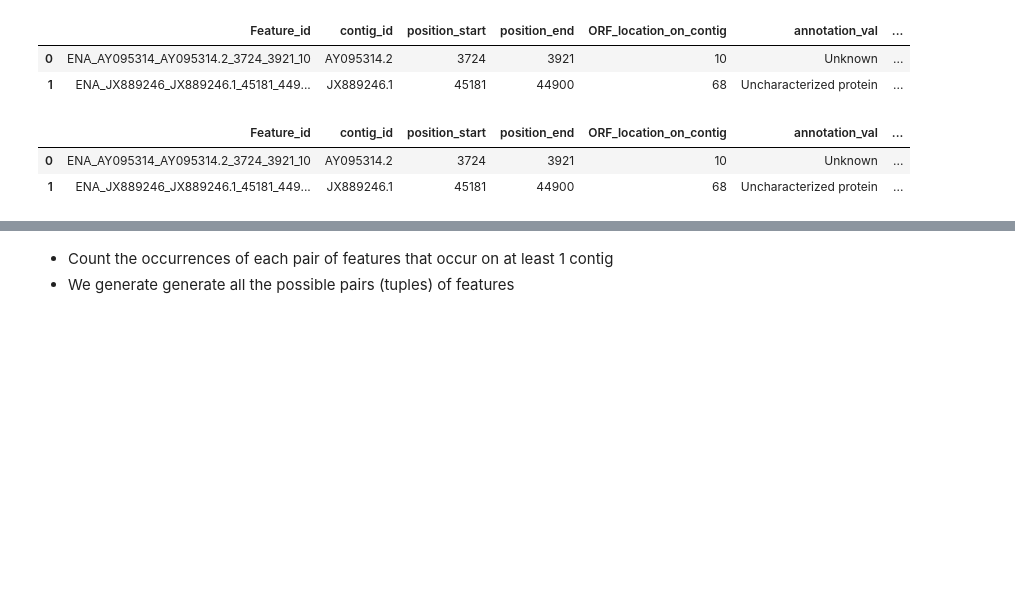
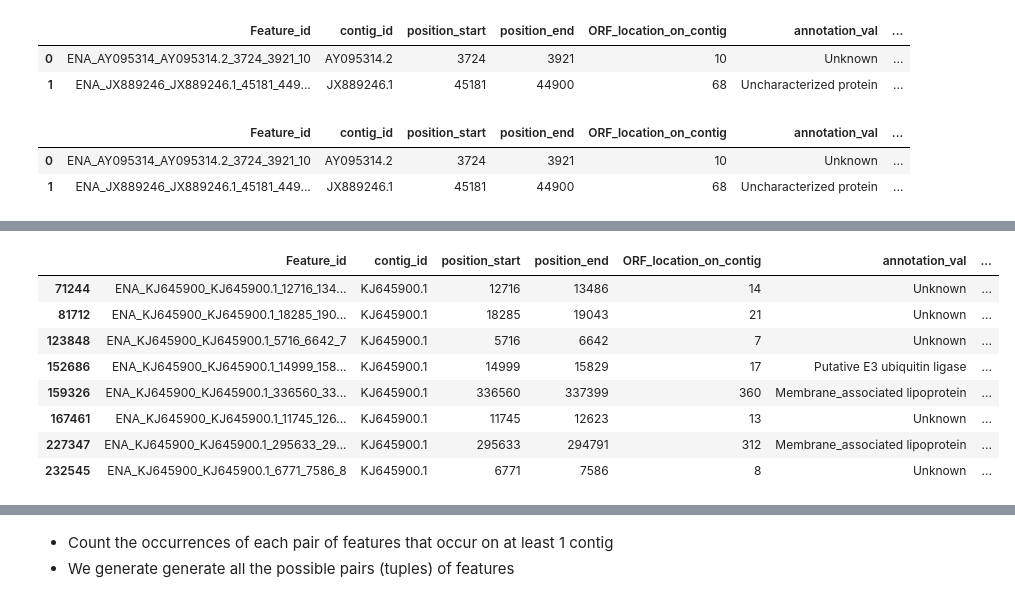
Before and after one commit to mahdi-b/phaage-g2p, a Jupyter notebook: find_module_prototype.ipynb, the cells around one changed output, grey strips where cells are left out. Saved outputs shown, nothing was run; the diff lists cells and outputs as text; code cells hidden in the pictures; blank space fills up the shorter version.

```diff
--- a/find_module_prototype.ipynb
+++ b/find_module_prototype.ipynb
@@ -51,0 +56,12 @@ subsets.head(2)
+# %%
+data[data.feature_number == 10118]
+# %% [output]
+|  | Feature_id | contig_id | position_start | position_end | ORF_location_on_contig | annotation_val | ... |
+| 71244 | ENA_KJ645900_KJ645900.1_12716_134... | KJ645900.1 | 12716 | 13486 | 14 | Unknown | ... |
+| 81712 | ENA_KJ645900_KJ645900.1_18285_190... | KJ645900.1 | 18285 | 19043 | 21 | Unknown | ... |
+| 123848 | ENA_KJ645900_KJ645900.1_5716_6642_7 | KJ645900.1 | 5716 | 6642 | 7 | Unknown | ... |
+| 152686 | ENA_KJ645900_KJ645900.1_14999_158... | KJ645900.1 | 14999 | 15829 | 17 | Putative E3 ubiquitin ligase | ... |
+| 159326 | ENA_KJ645900_KJ645900.1_336560_33... | KJ645900.1 | 336560 | 337399 | 360 | Membrane_associated lipoprotein | ... |
+| 167461 | ENA_KJ645900_KJ645900.1_11745_126... | KJ645900.1 | 11745 | 12623 | 13 | Unknown | ... |
+| 227347 | ENA_KJ645900_KJ645900.1_295633_29... | KJ645900.1 | 295633 | 294791 | 312 | Membrane_associated lipoprotein | ... |
+| 232545 | ENA_KJ645900_KJ645900.1_6771_7586_8 | KJ645900.1 | 6771 | 7586 | 8 | Unknown | ... |
```
Also changed, not shown: parts of 36 cells of this notebook.
